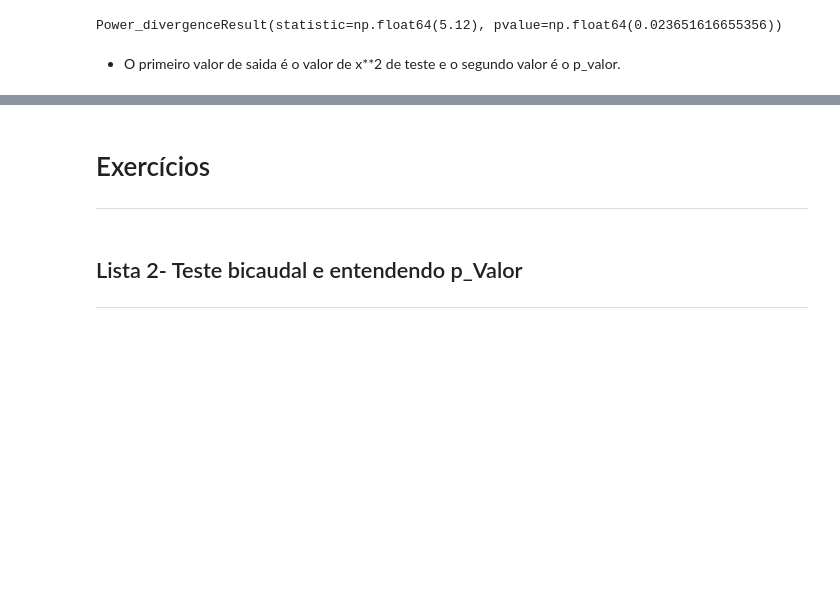
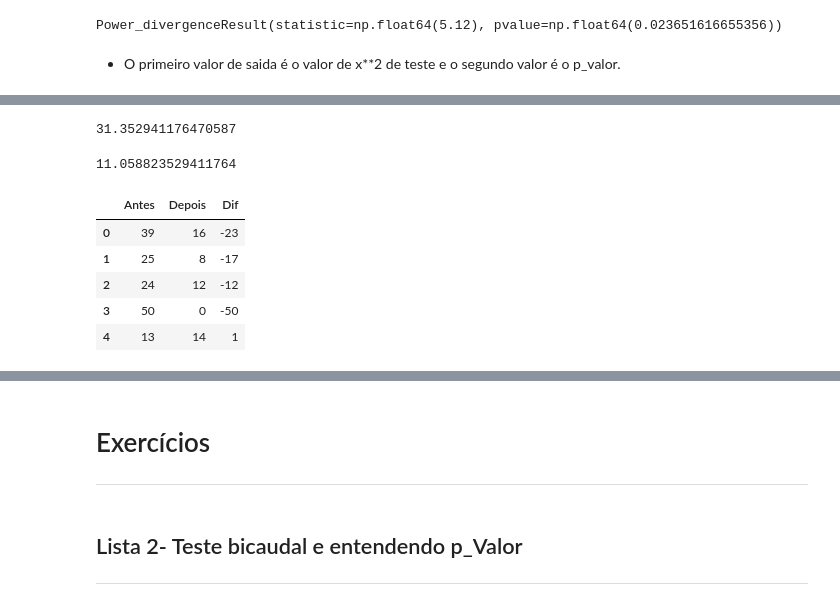
Before and after one commit to JonasSouza871/Machine-Learning-Statistics-Studies, a Jupyter notebook: Testes_de_Hipóteses.ipynb, the cells around one changed output, grey strips where cells are left out. Drawn from its saved outputs; the diff is of its cells as text; code cells hidden in the pictures; blank space fills up the shorter version.

```diff
--- a/Testes_de_Hipóteses.ipynb
+++ b/Testes_de_Hipóteses.ipynb
@@ -628,0 +660,20 @@ Power_divergenceResult(statistic=np.float64(5.12), pvalue=np.float64(0.023651616
+# %%
+media_antes = fumo.Antes.mean()
+print(media_antes)
+# %% [output]
+31.352941176470587
+# %%
+media_depois = fumo.Depois.mean()
+print(media_depois)
+# %% [output]
+11.058823529411764
+# %%
+fumo['Dif'] = fumo.Depois - fumo.Antes
+fumo.head()
+# %% [output]
+|  | Antes | Depois | Dif |
+| 0 | 39 | 16 | -23 |
+| 1 | 25 | 8 | -17 |
+| 2 | 24 | 12 | -12 |
+| 3 | 50 | 0 | -50 |
+| 4 | 13 | 14 | 1 |
```
Also changed, not shown: parts of 17 cells of this notebook.
